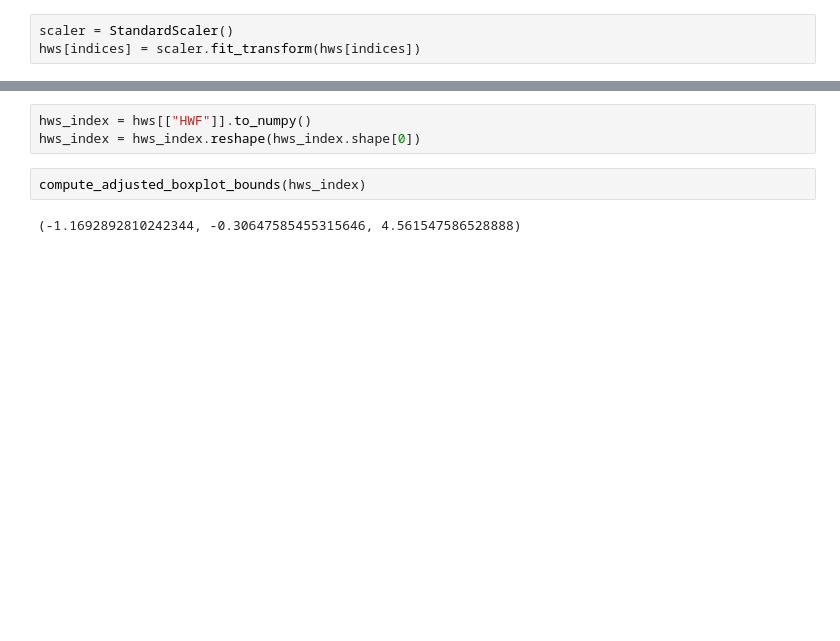
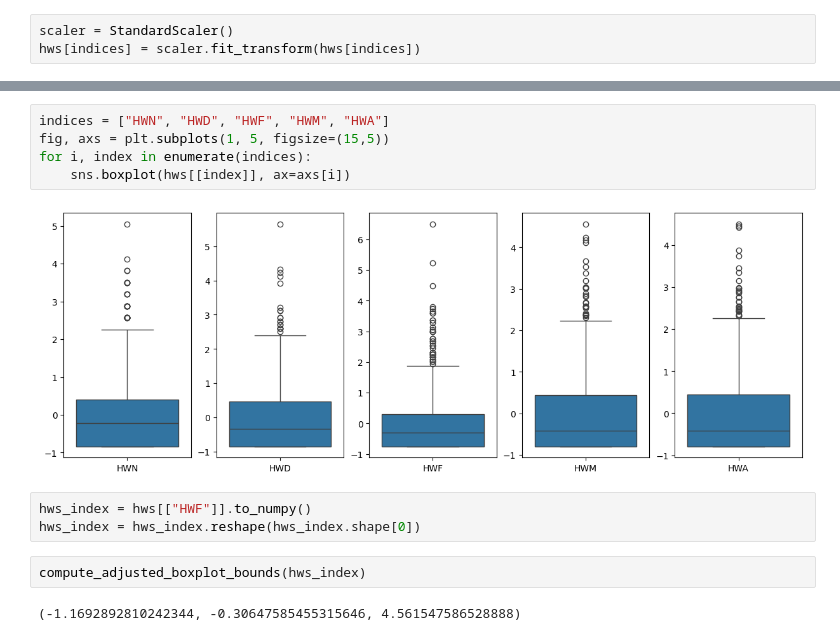
Before and after one commit to martinpavez/data, a Jupyter notebook: hw_extra/notebooks_prediction/imbalanced_reg_test.ipynb, the cells around one changed output, grey strips where cells are left out. Drawn from its saved outputs; the diff is of its cells as text; blank space fills up the shorter version.

```diff
--- a/hw_extra/notebooks_prediction/imbalanced_reg_test.ipynb
+++ b/hw_extra/notebooks_prediction/imbalanced_reg_test.ipynb
@@ -147,3 +182,10 @@ for i, index in enumerate(indices):
+# %%
+indices = ["HWN", "HWD", "HWF", "HWM", "HWA"]
+fig, axs = plt.subplots(1, 5, figsize=(15,5))
+for i, index in enumerate(indices):
+    sns.boxplot(hws[[index]], ax=axs[i])
+# %% [output]
+[figure, added]
 # %%
 hws_index = hws[["HWF"]].to_numpy()
 hws_index = hws_index.reshape(hws_index.shape[0])
```
Also changed, not shown: parts of 28 cells of this notebook, 13 other files.
